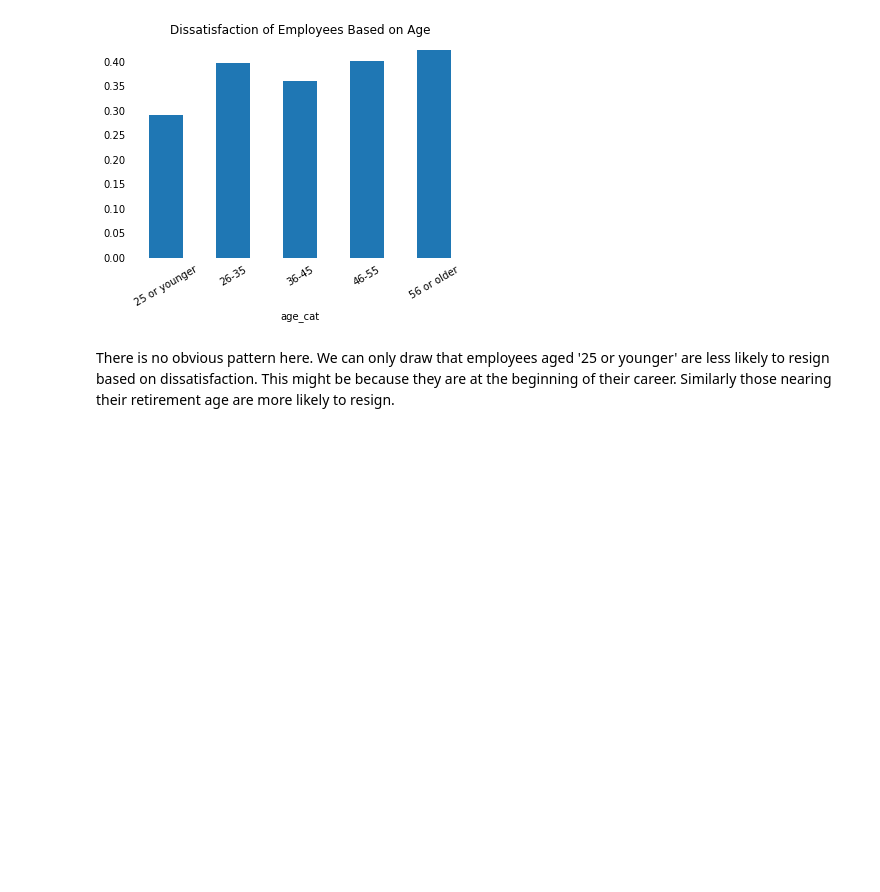
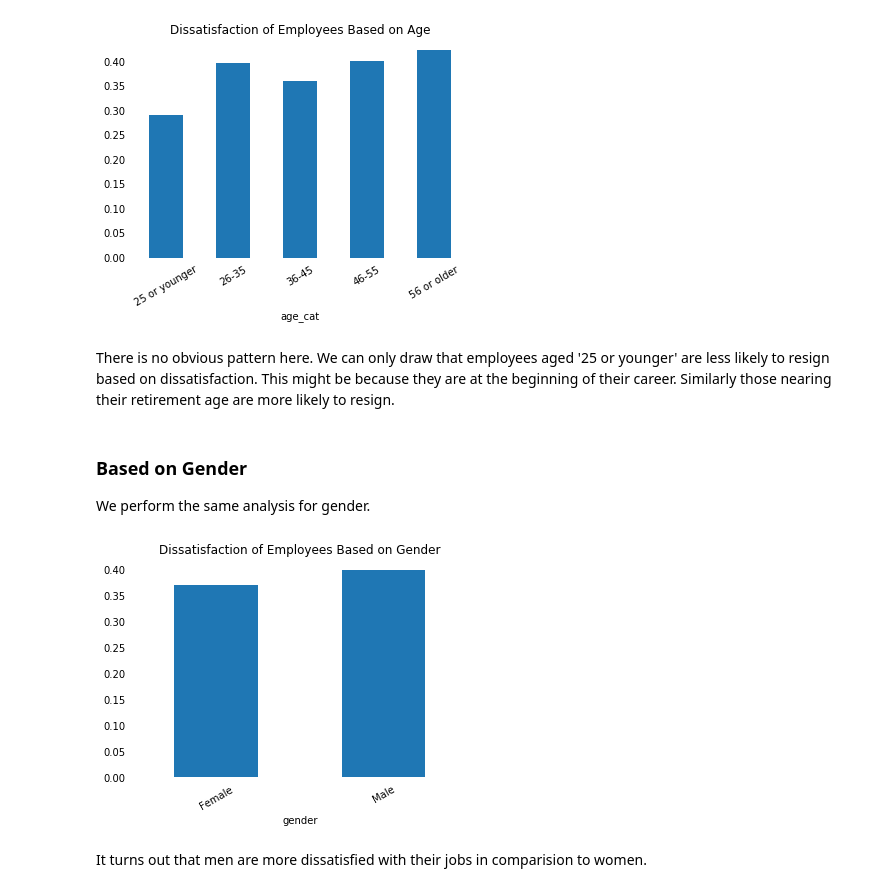
Before and after one commit to bhvya1505/Cleaning-and-Analysing-Employee-Exit-Survey, a Jupyter notebook: Basics.ipynb, the cells around one changed output. Drawn from its saved outputs; the diff is of its cells as text; code cells hidden in the pictures; blank space fills up the shorter version.

Commit message:
Added analysis based on Gender

```diff
--- a/Basics.ipynb
+++ b/Basics.ipynb
@@ -577,3 +591,18 @@ ax2.get_legend().remove()
 [figure]
 # %% [markdown]
 There is no obvious pattern here. We can only draw that employees aged '25 or younger' are less likely to resign based on dissatisfaction. This might be because they are at the beginning of their career. Similarly those nearing their retirement age are more likely to resign.
+# %% [markdown]
+### Based on Gender
+We perform the same analysis for gender.
+# %%
+gender_pvt = combined_updated.pivot_table(index='gender', values='dissatisfied')
+ax3 = gender_pvt.plot(kind='bar', rot=30)
+ax3.tick_params(bottom=False, left=False)
+for key,spine in ax3.spines.items():
+    spine.set_visible(False)
+ax3.set_title('Dissatisfaction of Employees Based on Gender')
+ax3.get_legend().remove()
+# %% [output]
+[figure, added]
+# %% [markdown]
+It turns out that men are more dissatisfied with their jobs in comparision to women.
```
Also changed, not shown: parts of 8 cells of this notebook.
